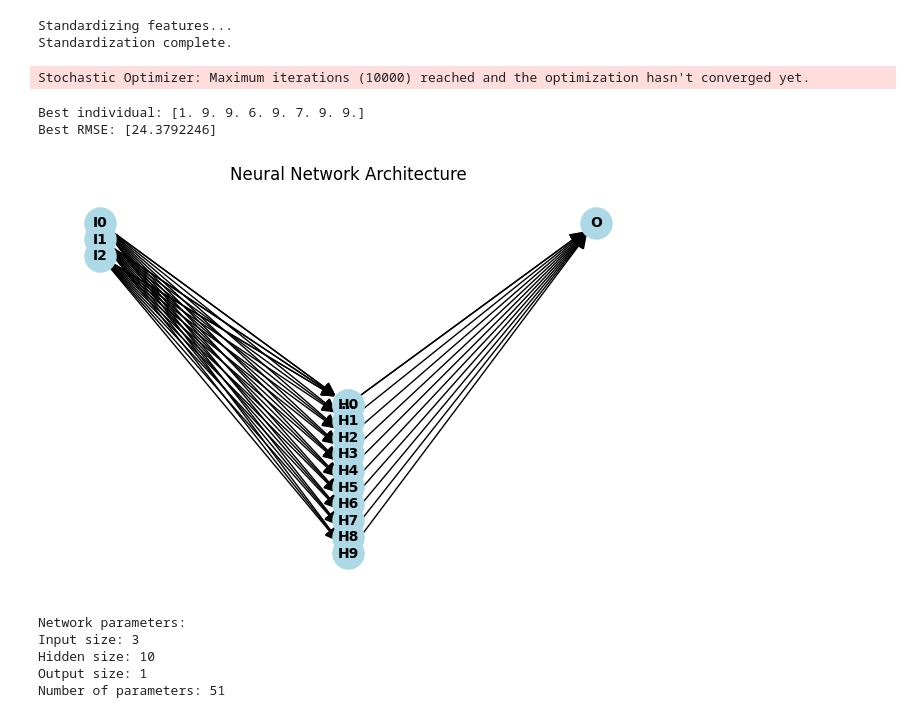
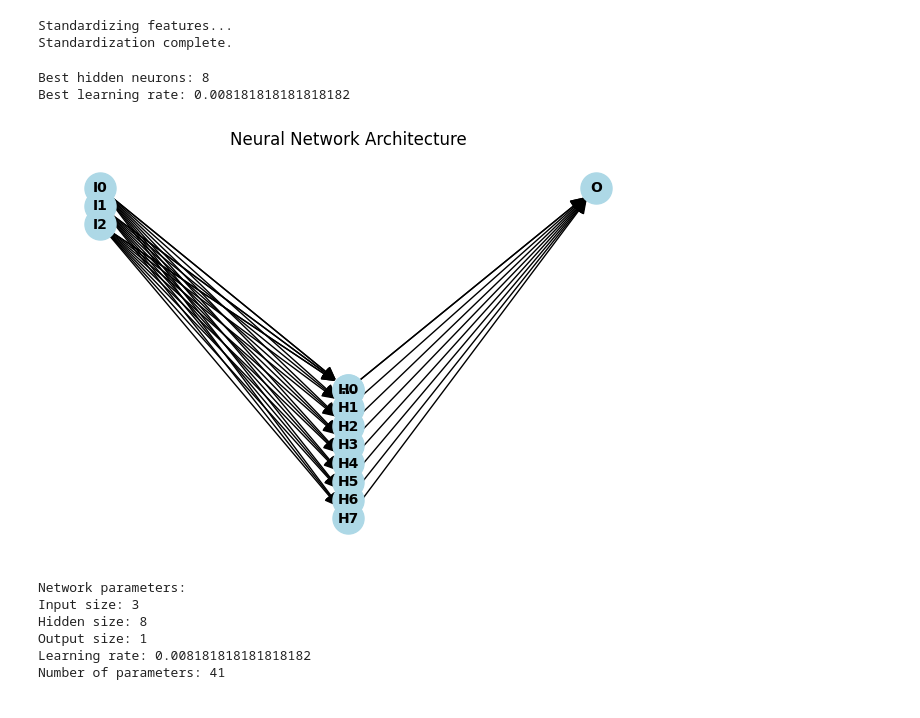
Before and after one commit to joaocalen/TC1-NC, a Jupyter notebook: TC1_skl_renewable_energy.ipynb, the cells around one changed output. Cells and saved outputs as stored; diff of their text form; code cells hidden in the pictures.

```diff
--- a/TC1_skl_renewable_energy.ipynb
+++ b/TC1_skl_renewable_energy.ipynb
@@ -118,17 +124,23 @@ def evaluate(individual):
     return rmse
 # %%
-# GA Parameters
-ga = GA(func=evaluate, n_dim=4, size_pop=30, max_iter=100, prob_mut=0.1, lb=[0]*4, ub=[9]*4, precision=1)
+# RCGA Parameters
+# RCGA is a real-coded genetic algorithm
+ga = RCGA(
+    func=evaluate,
+    n_dim=4,
+    size_pop=20,
+    max_iter=60,
+    prob_mut=0.08,
+    prob_cros=0.9,
+    lb=[0] * 4,
+    ub=[9] * 4,
+)
 
 # Run the GA optimization
 best_individual, best_rmse = ga.run()
 
 print(f"Best individual: {best_individual}")
 print(f"Best RMSE: {best_rmse}")
-# %% [output]
-Stochastic Optimizer: Maximum iterations (10000) reached and the optimization hasn't converged yet.
-Best individual: [1. 9. 9. 6. 9. 7. 9. 9.]
-Best RMSE: [24.3792246]
 # %%
 fig = go.Figure()
 fig.add_trace(go.Scatter(x=list(range(ga.max_iter)), y=ga.generation_best_Y, mode='lines+markers', name='Best Fitness'))
@@ -182,25 +194,38 @@ def draw_neural_network(input_size, hidden_size, output_size, show_hidden=10):
     nx.draw(G, pos, with_labels=True, node_size=500, node_color="lightblue", font_size=10, font_weight="bold", arrowsize=20)
     plt.title('Neural Network Architecture')
     plt.show()
+# %%
+ind = best_individual.astype(int)
+best_learning_rate_init = 0.001 + (ind[2] * 10 + ind[3]) * (0.01 - 0.001) / 99
+best_learning_rate_init = min(max(best_learning_rate_init, 0.001), 0.01)
+
+best_hidden_neurons = int(max_hidden_neurons * (best_individual[0] * 10 + best_individual[1]) / 99) + 1
+print(f"Best hidden neurons: {best_hidden_neurons}")
+print(f"Best learning rate: {best_learning_rate_init}")
+# %% [output]
+Best hidden neurons: 8
+Best learning rate: 0.008181818181818182
 # %%
 # Define the network structure
 input_size = X_train.shape[1]
-hidden_size = hidden_neurons = int(max_hidden_neurons * (best_individual[0]*10 + best_individual[1]) / 100)
-hidden_size += 1
 output_size = 1
 
 # Draw the network
-draw_neural_network(input_size, hidden_size, output_size, show_hidden=10)
+draw_neural_network(input_size, best_hidden_neurons, output_size, show_hidden=10)
 print("Network parameters:")
 print(f"Input size: {input_size}")
-print(f"Hidden size: {hidden_size}")
+print(f"Hidden size: {best_hidden_neurons}")
 print(f"Output size: {output_size}")
-print(f"Number of parameters: {input_size * hidden_size + hidden_size + hidden_size * output_size + output_size}")
+print(f"Learning rate: {best_learning_rate_init}")
+print(
+    f"Number of parameters: {input_size * best_hidden_neurons + best_hidden_neurons + best_hidden_neurons * output_size + output_size}"
+)
 # %% [output]
-[figure, old version]
+[figure, new version]
 Network parameters:
 Input size: 3
-Hidden size: 10
+Hidden size: 8
 Output size: 1
-Number of parameters: 51
+Learning rate: 0.008181818181818182
+Number of parameters: 41
 # %%
```
Also changed, not shown: parts of 7 cells of this notebook, 4 other files.
